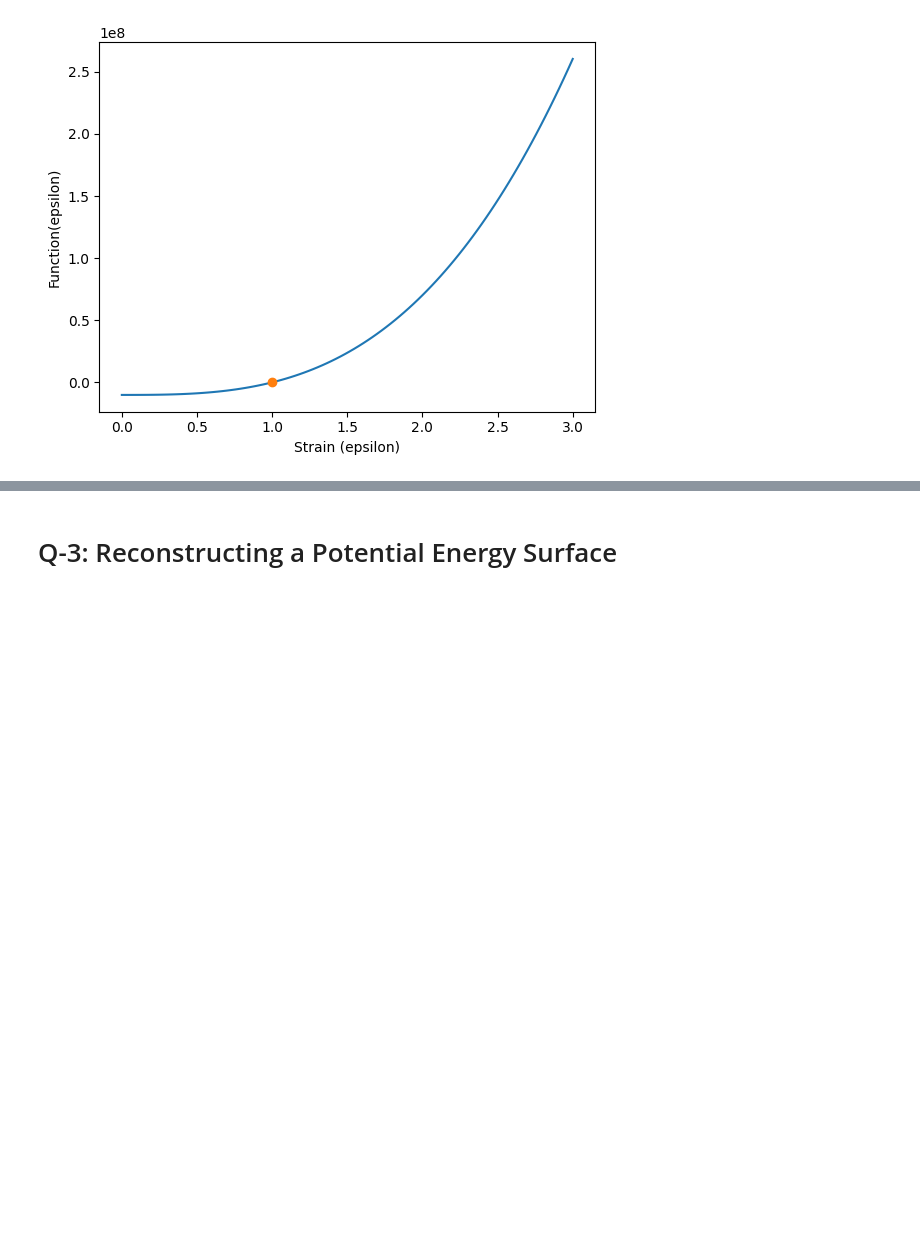
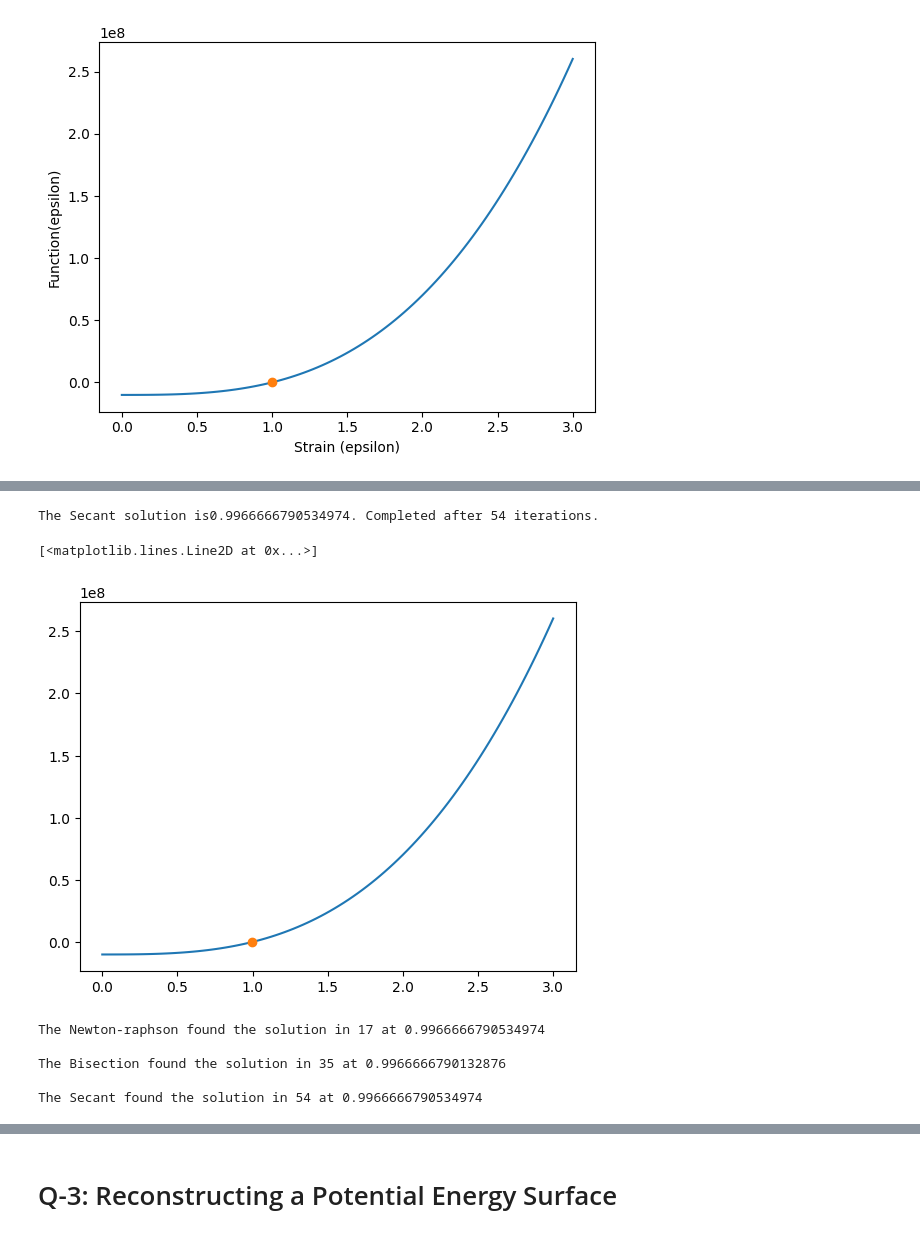
Before and after one commit to ConnorV97/Hackathons, a Jupyter notebook: Hackathon_Problems.ipynb, the cells around one changed output, grey strips where cells are left out. Cells and saved outputs as stored; diff of their text form; code cells hidden in the pictures; blank space fills up the shorter version.

```diff
--- a/Hackathon_Problems.ipynb
+++ b/Hackathon_Problems.ipynb
@@ -376,0 +333,49 @@ plt.legend()
+# %%
+def secant_method(f,a,b,tolerance = 1e-10, iterations = 100):
+
+    fa = f(a)
+    fb = f(b)
+
+    prev_range = new_range = a
+
+    global last_secant_iteration
+    last_secant_iteration = 0
+
+
+    for i in range(iterations):
+
+        last_secant_iteration +=1
+
+        prev_range = new_range
+        new_range = a - fa * (b - a) / (fb - fa)
+
+        fnew = f(new_range)
+
+        b = a
+        fb = fa
+        a = new_range
+        fa = fnew
+
+        if (np.abs(new_range - prev_range) < tolerance):
+            return new_range
+
+    return new_range
+# %%
+secant_root = secant_method(func, 0,3)
+print(f"The Secant solution is{secant_root}. Completed after {last_secant_iteration} iterations.")
+plt.plot(eref, fref, label = "Ref Function")
+plt.plot(secant_root, [0], "o", label="Secant method")
+# %% [output]
+The Secant solution is0.9966666790534974. Completed after 54 iterations.
+[<matplotlib.lines.Line2D at 0x...>]
+[figure, added]
+# %%
+print(f"The Newton-raphson found the solution in {last_iter} at {xroot}\n")
+print(f"The Bisection found the solution in {last_bisection_iteration} at {eps_bisection}\n")
+print(f"The Secant found the solution in {last_secant_iteration} at {secant_root}\n")
+# %% [output]
+The Newton-raphson found the solution in 17 at 0.9966666790534974
+
+The Bisection found the solution in 35 at 0.9966666790132876
+
+The Secant found the solution in 54 at 0.9966666790534974
```
Also changed, not shown: parts of 7 cells of this notebook.
